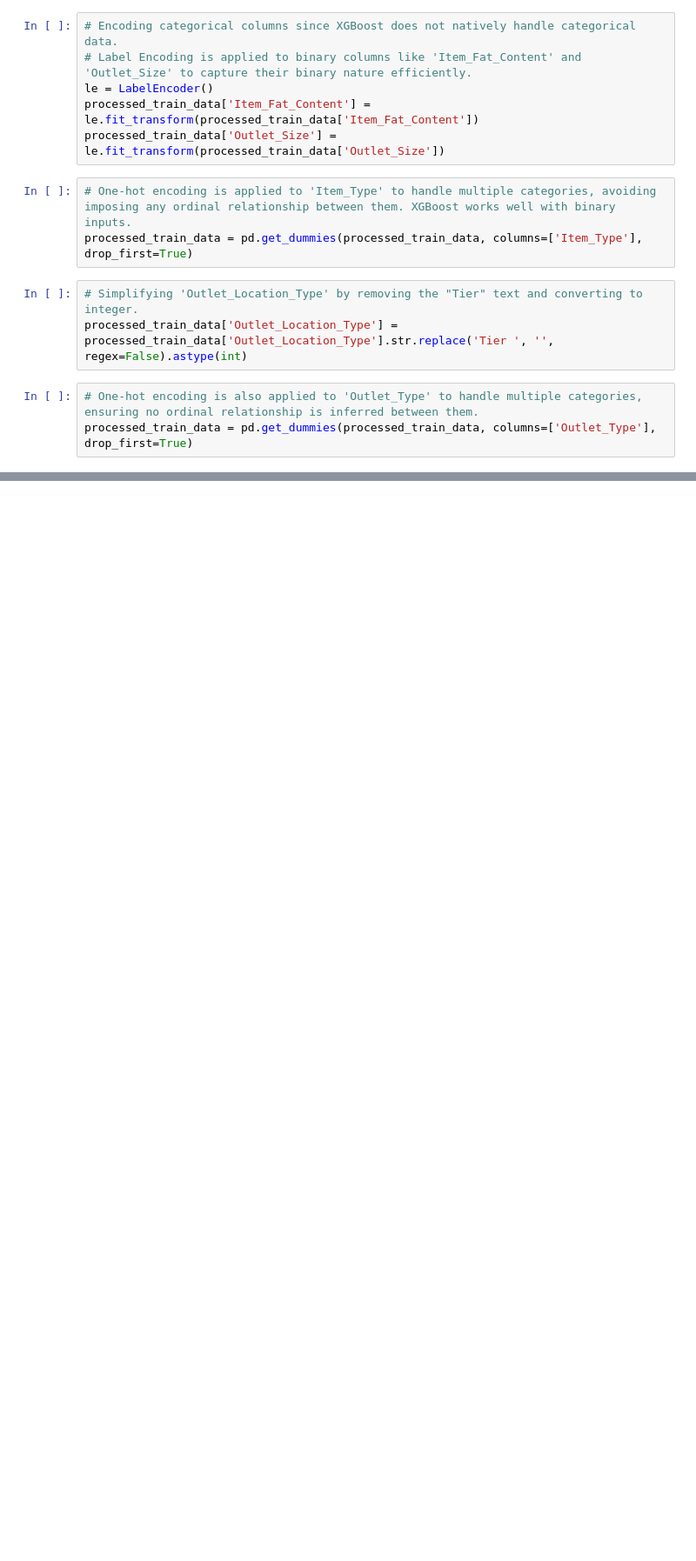
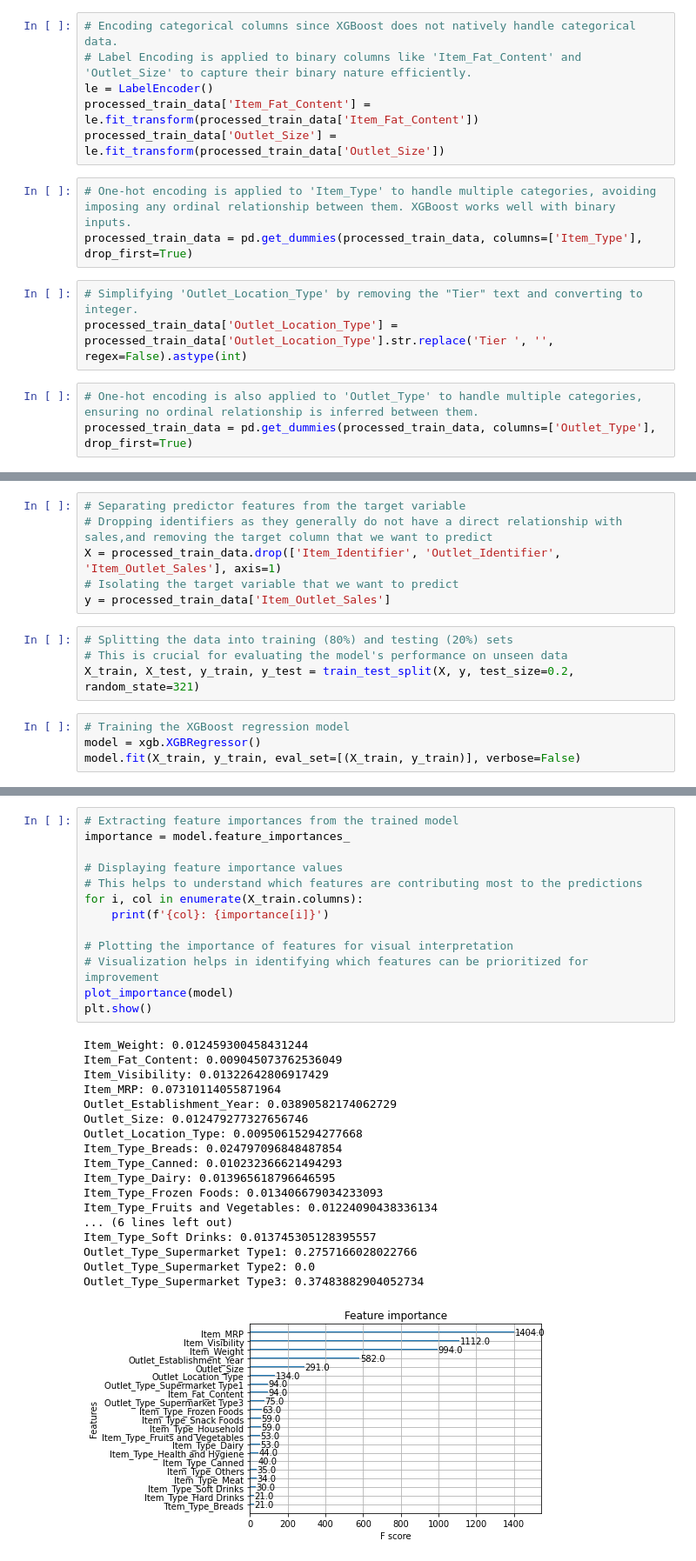
Before and after one commit to ThiagoRMFagundes/xgb_regressor_sales_prediction, a Jupyter notebook: xgb_regressor.ipynb, the cells around one changed output, grey strips where cells are left out. Shown at 87% size. Cells and saved outputs as stored; diff of their text form; blank space fills up the shorter version.

```diff
--- a/xgb_regressor.ipynb
+++ b/xgb_regressor.ipynb
@@ -93,0 +89,14 @@ x_train, x_test, y_train, y_test = train_test_split(x, y, test_size=0.2, random_
+# %%
+# Separating predictor features from the target variable
+# Dropping identifiers as they generally do not have a direct relationship with sales,and removing the target column that we want to predict
+X = processed_train_data.drop(['Item_Identifier', 'Outlet_Identifier', 'Item_Outlet_Sales'], axis=1)
+# Isolating the target variable that we want to predict
+y = processed_train_data['Item_Outlet_Sales']
+# %%
+# Splitting the data into training (80%) and testing (20%) sets
+# This is crucial for evaluating the model's performance on unseen data
+X_train, X_test, y_train, y_test = train_test_split(X, y, test_size=0.2, random_state=321)
+# %%
+# Training the XGBoost regression model
+model = xgb.XGBRegressor()
+model.fit(X_train, y_train, eval_set=[(X_train, y_train)], verbose=False)
@@ -93,0 +124,32 @@ x_train, x_test, y_train, y_test = train_test_split(x, y, test_size=0.2, random_
+# %%
+# Extracting feature importances from the trained model
+importance = model.feature_importances_
+
+# Displaying feature importance values
+# This helps to understand which features are contributing most to the predictions
+for i, col in enumerate(X_train.columns):
+    print(f'{col}: {importance[i]}')
+
+# Plotting the importance of features for visual interpretation
+# Visualization helps in identifying which features can be prioritized for improvement
+plot_importance(model)
+plt.show()
+# %% [output]
+Item_Weight: 0.012459300458431244
+Item_Fat_Content: 0.009045073762536049
+Item_Visibility: 0.01322642806917429
+Item_MRP: 0.07310114055871964
+Outlet_Establishment_Year: 0.03890582174062729
+Outlet_Size: 0.012479277327656746
+Outlet_Location_Type: 0.00950615294277668
+Item_Type_Breads: 0.024797096848487854
+Item_Type_Canned: 0.010232366621494293
+Item_Type_Dairy: 0.013965618796646595
+Item_Type_Frozen Foods: 0.013406679034233093
+Item_Type_Fruits and Vegetables: 0.01224090438336134
+... (6 lines left out)
+Item_Type_Soft Drinks: 0.013745305128395557
+Outlet_Type_Supermarket Type1: 0.2757166028022766
+Outlet_Type_Supermarket Type2: 0.0
+Outlet_Type_Supermarket Type3: 0.37483882904052734
+[figure, added]
```
Also changed, not shown: parts of 33 cells of this notebook.
